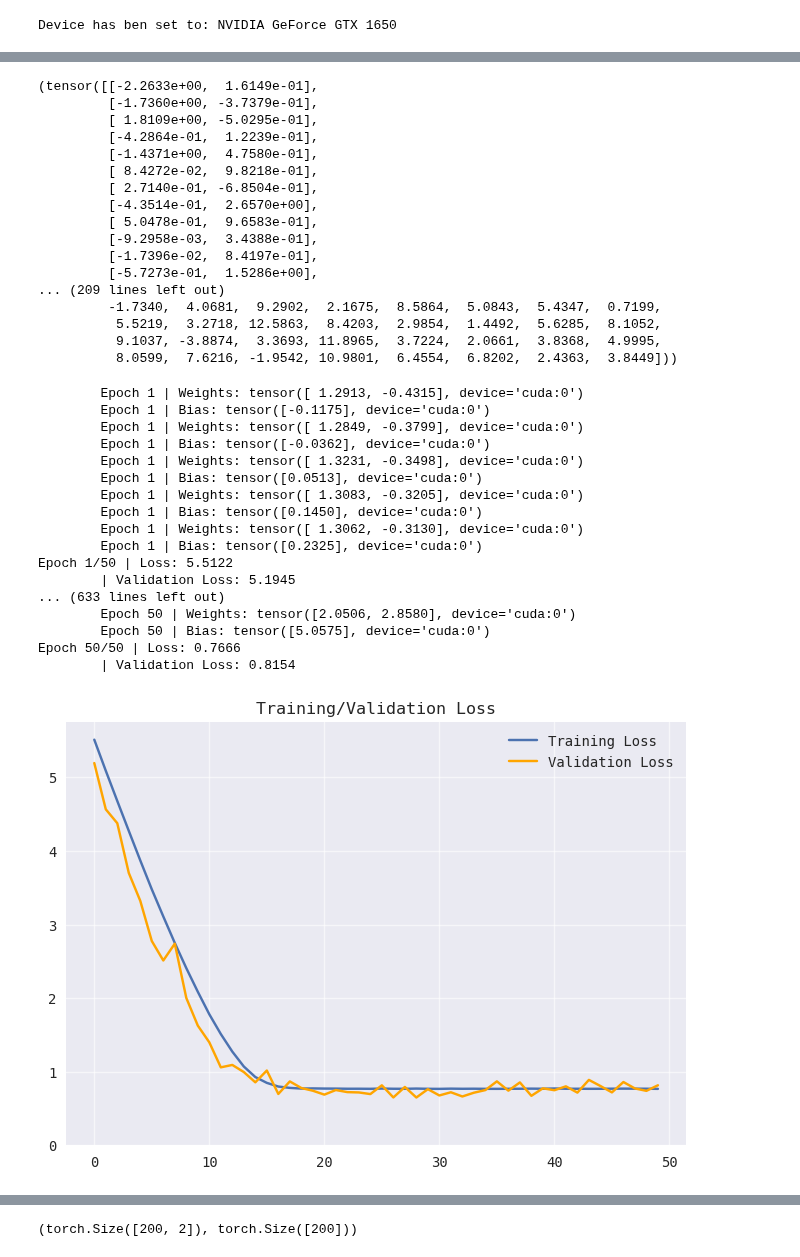
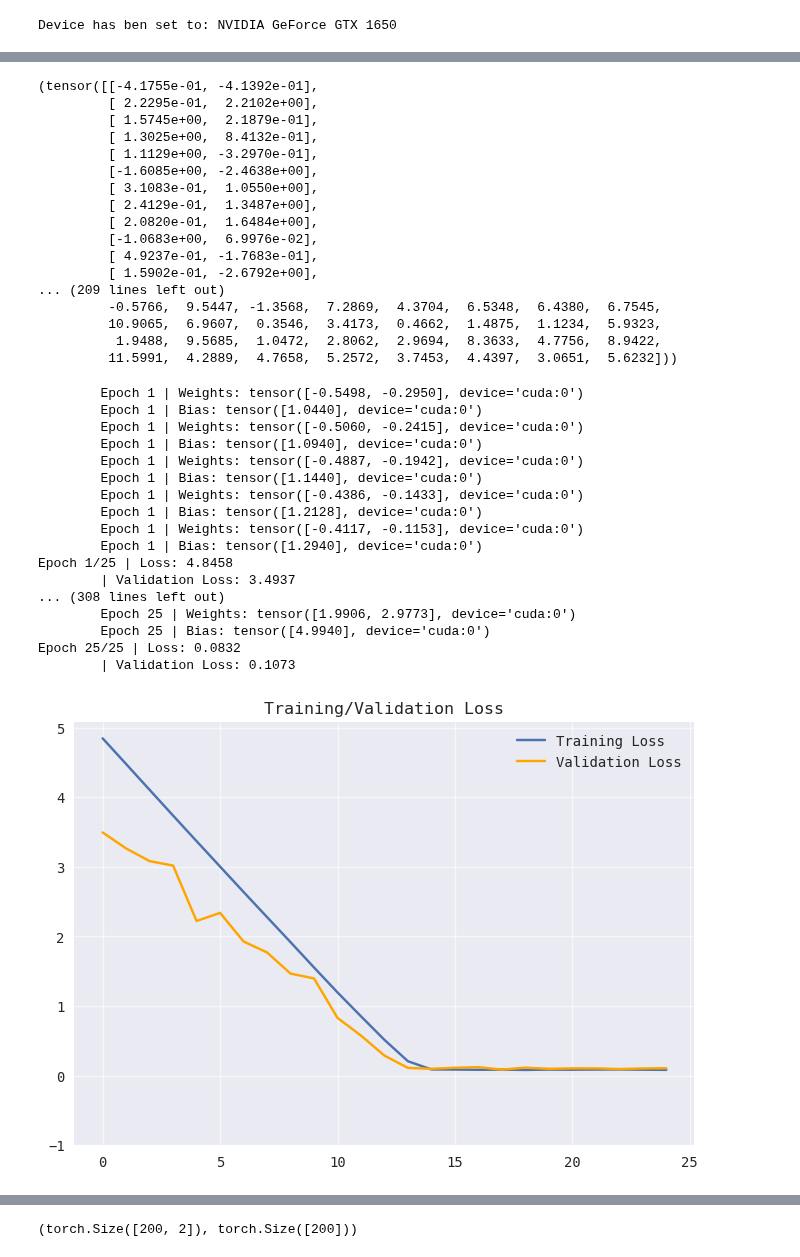
Before and after one commit to abhans/torchbygnd, a Jupyter notebook: test.ipynb, the cells around one changed output, grey strips where cells are left out. Cells and saved outputs as stored; diff of their text form; code cells hidden in the pictures.

```diff
--- a/test.ipynb
+++ b/test.ipynb
@@ -26,7 +26,7 @@ plt.rcParams["font.family"] = "monospace"
 DEVICE = torch.device("cuda" if torch.cuda.is_available() else "cpu")
 DTYPE = torch.float32
 BATCH_SIZE = 32
-NUM_EPOCHS = 50
+NUM_EPOCHS = 25
 SIZE = 200
 GENERATOR = torch.Generator().manual_seed(42)
 
@@ -35,7 +35,7 @@ print(f"Device has ben set to: {torch.cuda.get_device_properties(DEVICE).name}")
 Device has ben set to: NVIDIA GeForce GTX 1650
 # %%
 X = torch.randn(SIZE, 2, dtype=DTYPE, device='cpu')
-y = 2 * X[:, 0] + 3 * X[:, 1] + 5 + torch.randn(SIZE, dtype=DTYPE, device='cpu')
+y = 2 * X[:, 0] + 3 * X[:, 1] + 5 + .1 * torch.randn(SIZE, dtype=DTYPE, device='cpu')
 # %%
 plt.scatter(X[:, 0].numpy(), y.numpy(), s=20, edgecolors="b");
 plt.scatter(X[:, 1].numpy(), y.numpy(), s=20, edgecolors="b");
@@ -88,23 +88,23 @@ y, y.shape
 Data = TensorDataset(X, y)
 Data.tensors
 # %% [output]
-(tensor([[-2.2633e+00,  1.6149e-01],
-         [-1.7360e+00, -3.7379e-01],
-         [ 1.8109e+00, -5.0295e-01],
-         [-4.2864e-01,  1.2239e-01],
-         [-1.4371e+00,  4.7580e-01],
-         [ 8.4272e-02,  9.8218e-01],
-         [ 2.7140e-01, -6.8504e-01],
-         [-4.3514e-01,  2.6570e+00],
-         [ 5.0478e-01,  9.6583e-01],
-         [-9.2958e-03,  3.4388e-01],
-         [-1.7396e-02,  8.4197e-01],
-         [-5.7273e-01,  1.5286e+00],
+(tensor([[-4.1755e-01, -4.1392e-01],
+         [ 2.2295e-01,  2.2102e+00],
+         [ 1.5745e+00,  2.1879e-01],
+         [ 1.3025e+00,  8.4132e-01],
+         [ 1.1129e+00, -3.2970e-01],
+         [-1.6085e+00, -2.4638e+00],
+         [ 3.1083e-01,  1.0550e+00],
+         [ 2.4129e-01,  1.3487e+00],
+         [ 2.0820e-01,  1.6484e+00],
+         [-1.0683e+00,  6.9976e-02],
+         [ 4.9237e-01, -1.7683e-01],
+         [ 1.5902e-01, -2.6792e+00],
 ... (209 lines left out)
-         -1.7340,  4.0681,  9.2902,  2.1675,  8.5864,  5.0843,  5.4347,  0.7199,
-          5.5219,  3.2718, 12.5863,  8.4203,  2.9854,  1.4492,  5.6285,  8.1052,
-          9.1037, -3.8874,  3.3693, 11.8965,  3.7224,  2.0661,  3.8368,  4.9995,
-          8.0599,  7.6216, -1.9542, 10.9801,  6.4554,  6.8202,  2.4363,  3.8449]))
+         -0.5766,  9.5447, -1.3568,  7.2869,  4.3704,  6.5348,  6.4380,  6.7545,
+         10.9065,  6.9607,  0.3546,  3.4173,  0.4662,  1.4875,  1.1234,  5.9323,
+          1.9488,  9.5685,  1.0472,  2.8062,  2.9694,  8.3633,  4.7756,  8.9422,
+         11.5991,  4.2889,  4.7658,  5.2572,  3.7453,  4.4397,  3.0651,  5.6232]))
 # %%
 Model = LinearRegression(in_dims=2).to(DEVICE)
 # %%
@@ -124,42 +124,42 @@ trainer = Trainer(
 # %%
 train_loss, val_loss = trainer.train(num_epochs=NUM_EPOCHS)
 # %% [output]
-        Epoch 1 | Weights: tensor([ 1.2913, -0.4315], device='cuda:0')
-        Epoch 1 | Bias: tensor([-0.1175], device='cuda:0')
-        Epoch 1 | Weights: tensor([ 1.2849, -0.3799], device='cuda:0')
-        Epoch 1 | Bias: tensor([-0.0362], device='cuda:0')
-        Epoch 1 | Weights: tensor([ 1.3231, -0.3498], device='cuda:0')
-        Epoch 1 | Bias: tensor([0.0513], device='cuda:0')
-        Epoch 1 | Weights: tensor([ 1.3083, -0.3205], device='cuda:0')
-        Epoch 1 | Bias: tensor([0.1450], device='cuda:0')
-        Epoch 1 | Weights: tensor([ 1.3062, -0.3130], device='cuda:0')
-        Epoch 1 | Bias: tensor([0.2325], device='cuda:0')
-Epoch 1/50 | Loss: 5.5122
-        | Validation Loss: 5.1945
-... (633 lines left out)
-        Epoch 50 | Weights: tensor([2.0506, 2.8580], device='cuda:0')
-        Epoch 50 | Bias: tensor([5.0575], device='cuda:0')
-Epoch 50/50 | Loss: 0.7666
-        | Validation Loss: 0.8154
+        Epoch 1 | Weights: tensor([-0.5498, -0.2950], device='cuda:0')
+        Epoch 1 | Bias: tensor([1.0440], device='cuda:0')
+        Epoch 1 | Weights: tensor([-0.5060, -0.2415], device='cuda:0')
+        Epoch 1 | Bias: tensor([1.0940], device='cuda:0')
+        Epoch 1 | Weights: tensor([-0.4887, -0.1942], device='cuda:0')
+        Epoch 1 | Bias: tensor([1.1440], device='cuda:0')
+        Epoch 1 | Weights: tensor([-0.4386, -0.1433], device='cuda:0')
+        Epoch 1 | Bias: tensor([1.2128], device='cuda:0')
+        Epoch 1 | Weights: tensor([-0.4117, -0.1153], device='cuda:0')
+        Epoch 1 | Bias: tensor([1.2940], device='cuda:0')
+Epoch 1/25 | Loss: 4.8458
+        | Validation Loss: 3.4937
+... (308 lines left out)
+        Epoch 25 | Weights: tensor([1.9906, 2.9773], device='cuda:0')
+        Epoch 25 | Bias: tensor([4.9940], device='cuda:0')
+Epoch 25/25 | Loss: 0.0832
+        | Validation Loss: 0.1073
 # %%
 plt.plot(
     train_loss.keys(),
     train_loss.values(),
     label="Training Loss"
 );
 plt.plot(
     val_loss.keys(),
     val_loss.values(),
     color="orange",
     label="Validation Loss"
 );
-plt.ylim(bottom=0)
+plt.ylim(bottom=-1)
 plt.grid(True, alpha = .6);
 plt.title("Training/Validation Loss");
 plt.legend(loc='best');
 plt.show()
 # %% [output]
-[figure, old version]
+[figure, new version]
 # %%
 # y = 2 * X[:, 0] + 3 * X[:, 1] + 5 + torch.randn(SIZE, dtype=DTYPE, device='cpu')
 print(
```
Also changed, not shown: parts of 7 cells of this notebook.
